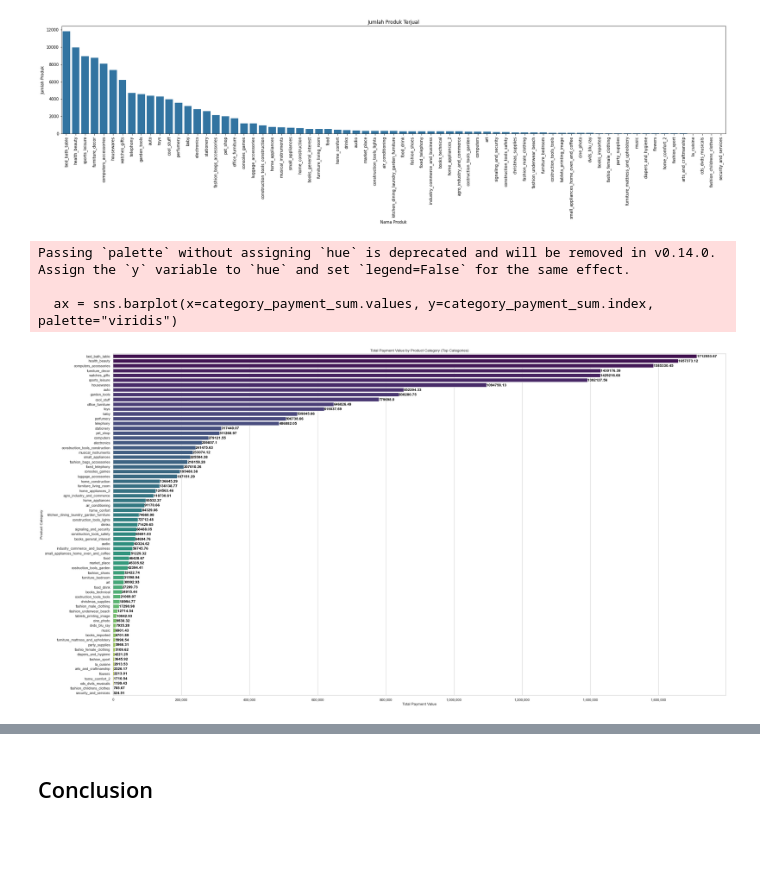
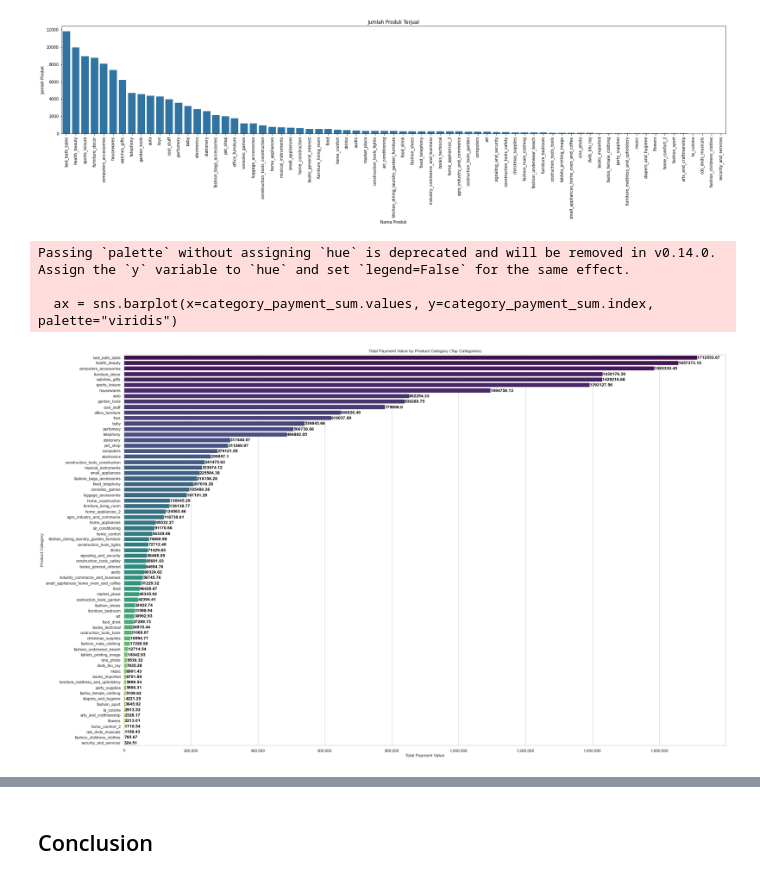
Before and after one commit to ptrnd/brazilian_ecommerce_analysis, a Jupyter notebook: ecommerce_analysis.ipynb, the cells around one changed output, grey strips where cells are left out. Cells and saved outputs as stored; diff of their text form; code cells hidden in the pictures; blank space fills up the shorter version.

```diff
--- a/ecommerce_analysis.ipynb
+++ b/ecommerce_analysis.ipynb
@@ -679,28 +679,29 @@ plt.show()
 # %%
 # Group dan hitung total payment value per kategori produk
 category_payment_sum = order_product.groupby('product_category_name_english')['payment_value'].sum().sort_values(ascending=False)
 
 # Mengatur tampilan plot
-plt.figure(figsize=(35, 20))
+plt.figure(figsize=(30, 20))
 sns.set(style="whitegrid")
 ax = sns.barplot(x=category_payment_sum.values, y=category_payment_sum.index, palette="viridis")
 
 # Menambahkan label dan judul
 plt.xlabel('Total Payment Value')
 plt.ylabel('Product Category')
 plt.title('Total Payment Value by Product Category (Top Categories)')
 
 # menambah nilai di samping bar
 for i, v in enumerate(category_payment_sum.values):
     ax.text(v + 3, i + .25, str(round(v, 3)), color='black', fontweight='bold')
 
 # menyesuaikan nilai di sumbu x dengan format ribuan
 from matplotlib.ticker import FuncFormatter
 ax.xaxis.set_major_formatter(FuncFormatter(lambda x, pos: '{:,.0f}'.format(x * 1)))
 
+
 plt.show()
 # %% [output]
 Passing `palette` without assigning `hue` is deprecated and will be removed in v0.14.0. Assign the `y` variable to `hue` and set `legend=False` for the same effect.
 
   ax = sns.barplot(x=category_payment_sum.values, y=category_payment_sum.index, palette="viridis")
-[figure, old version]
+[figure, new version]
```
Also changed, not shown: parts of 2 cells of this notebook.
